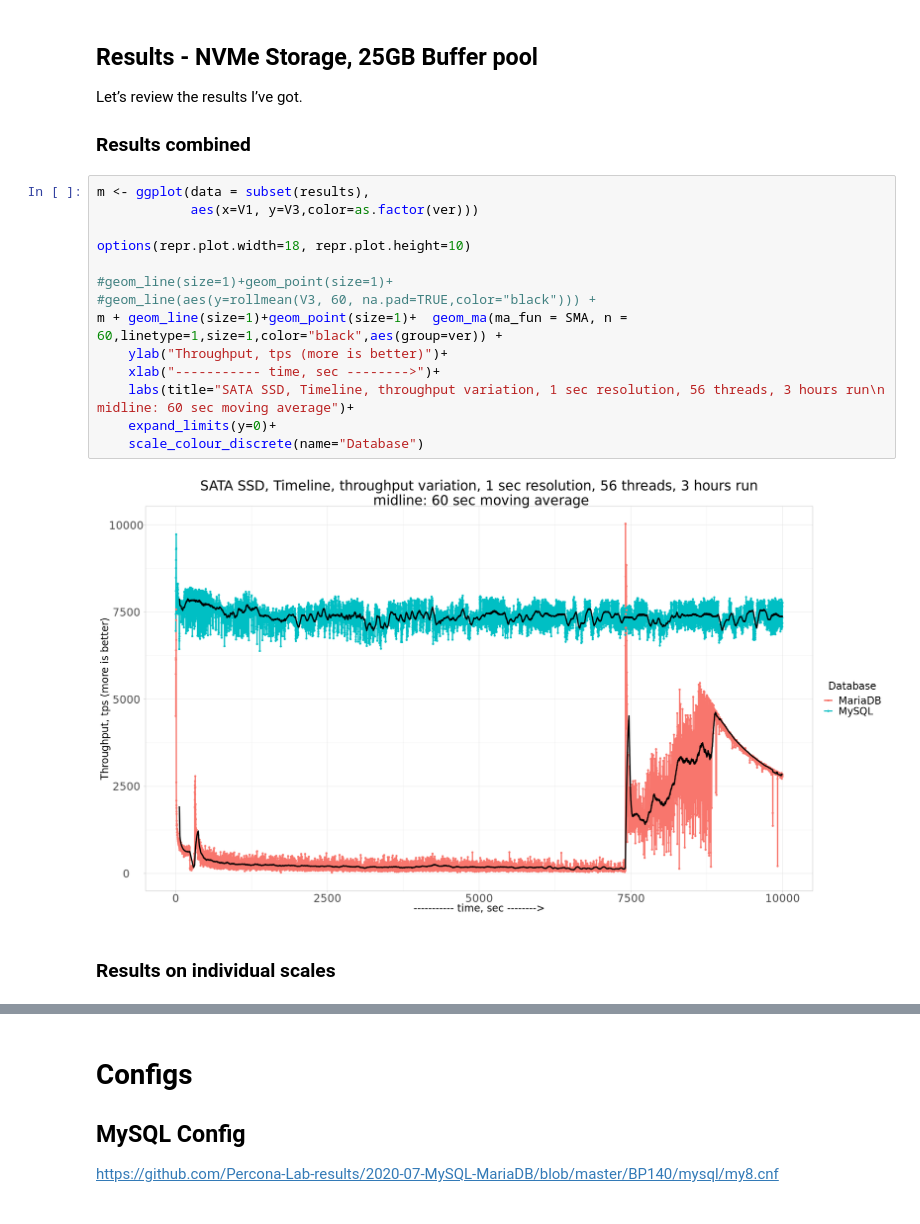
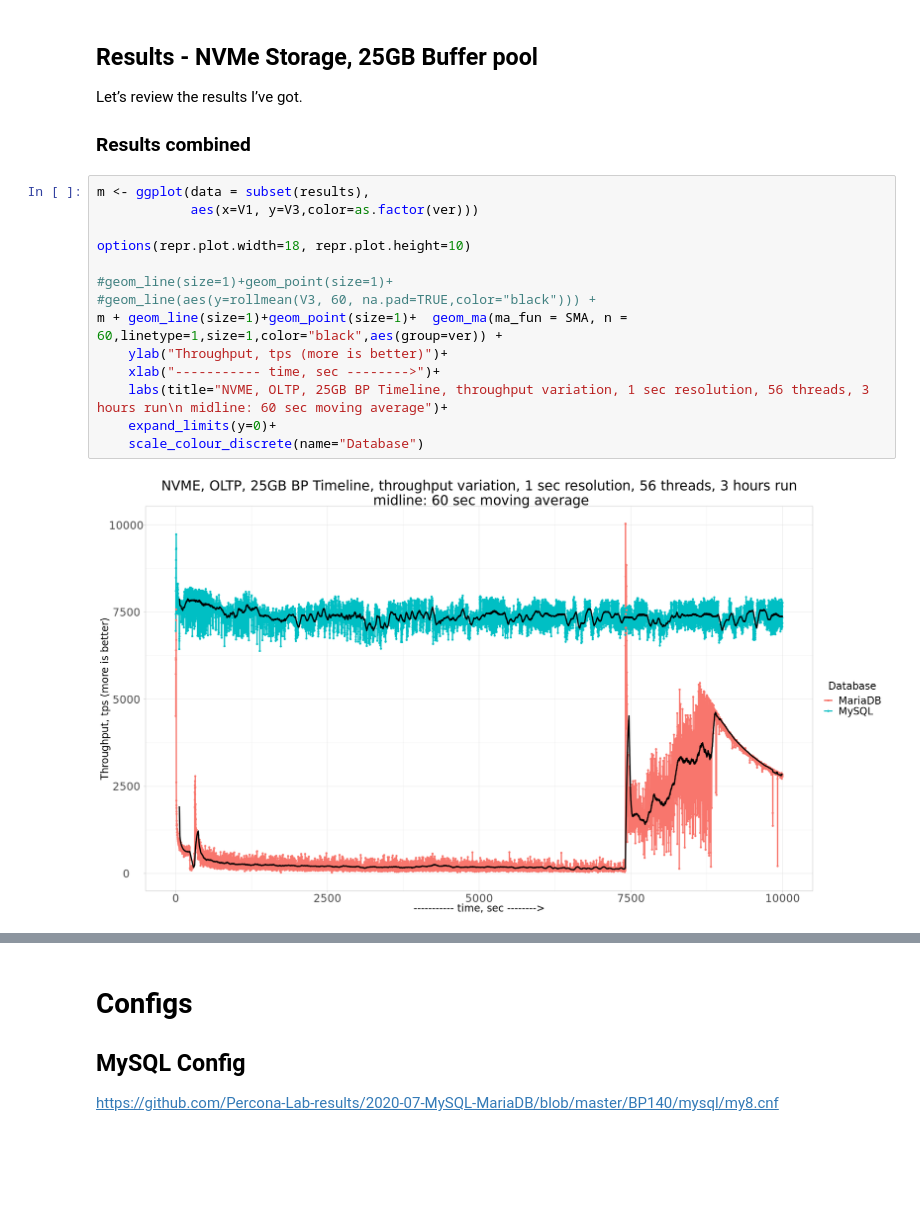
Before and after one commit to Percona-Lab-results/2020-07-MySQL-MariaDB-OLTP, a Jupyter notebook: notebook/MySQL-MariaDB-OLTP.ipynb, the cells around one changed output, grey strips where cells are left out. Saved outputs shown, nothing was run; the diff lists cells and outputs as text; blank space fills up the shorter version.

```diff
--- a/notebook/MySQL-MariaDB-OLTP.ipynb
+++ b/notebook/MySQL-MariaDB-OLTP.ipynb
@@ -159,18 +159,16 @@ Let’s review the results I’ve got.
 # %%
 m <- ggplot(data = subset(results),
             aes(x=V1, y=V3,color=as.factor(ver)))
 
 options(repr.plot.width=18, repr.plot.height=10)
 
 #geom_line(size=1)+geom_point(size=1)+
 #geom_line(aes(y=rollmean(V3, 60, na.pad=TRUE,color="black"))) +
 m + geom_line(size=1)+geom_point(size=1)+  geom_ma(ma_fun = SMA, n = 60,linetype=1,size=1,color="black",aes(group=ver)) +
     ylab("Throughput, tps (more is better)")+
     xlab("----------- time, sec -------->")+
-    labs(title="SATA SSD, Timeline, throughput variation, 1 sec resolution, 56 threads, 3 hours run\n midline: 60 sec moving average")+
+    labs(title="NVME, OLTP, 25GB BP Timeline, throughput variation, 1 sec resolution, 56 threads, 3 hours run\n midline: 60 sec moving average")+
     expand_limits(y=0)+
     scale_colour_discrete(name="Database")
 # %% [output]
-[figure, old version]
+[figure, new version]
-# %% [markdown]
-### Results on individual scales
```
Also changed, not shown: parts of 1 cell of this notebook.
